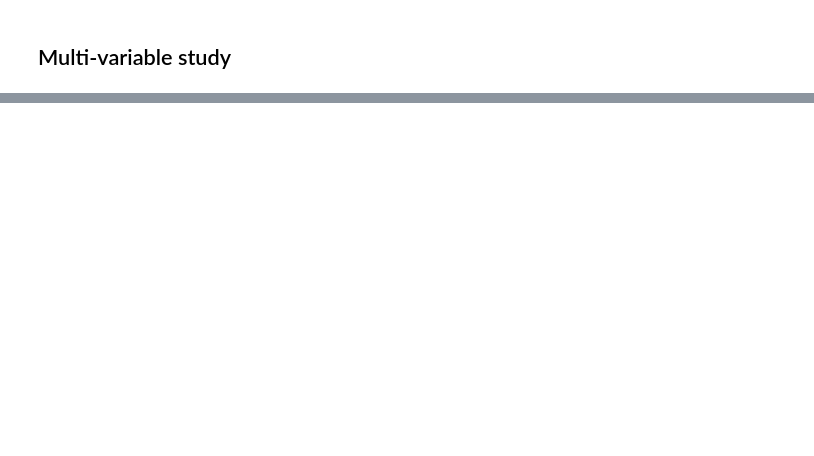
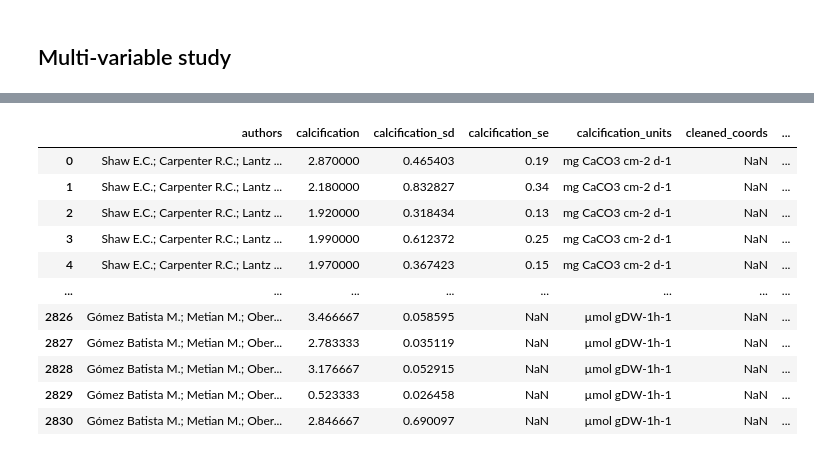
Before and after one commit to orlando-code/calc-rates, a Jupyter notebook: analysis.ipynb, the cells around one changed output, grey strips where cells are left out. Drawn from its saved outputs; the diff is of its cells as text; code cells hidden in the pictures; blank space fills up the shorter version.

```diff
--- a/analysis.ipynb
+++ b/analysis.ipynb
@@ -397,0 +80,80 @@ results_df.merge(climatology_df, left_index=True, right_index=True)
+# %%
+def group_irradiance(df, irr_col='irr', rtol=0.10):
+    """
+    Assigns an 'irr_group' to values that are within a relative tolerance.
+
+    Args:
+        df (pd.DataFrame): Input dataframe with an 'irr' column.
+        irr_col (str): Column name for irradiance values.
+        rtol (float): Relative tolerance (e.g., 0.10 for 10%).
+
+    Returns:
+        pd.DataFrame: Dataframe with new 'irr_group' column.
+    """
+    df = df.copy().sort_values(by=irr_col)  # copy to prevent modification of og, sort for efficiency
+    irr_groups = np.zeros(len(df))  # initialize array for group assignments
+    group_id = 0
+    prev_irr = None
+
+    for i, irr in enumerate(df[irr_col]):
+        if np.isnan(irr):   # handling grouping where irr is NaN
+            irr_groups[i] = np.nan
+        elif prev_irr is None or np.abs(irr - prev_irr) / prev_irr > rtol:   # if first value or outside tolerance
+            group_id += 1
+        irr_groups[i] = group_id
+        prev_irr = irr
+
+    df['irr_group'] = irr_groups
+    return df
+
+
+# test_doi = carb_df.doi.unique()[7]
+test_doi = "10.1111/jpy.13290"
+print(test_doi)
+test_df = carb_df[carb_df.doi == test_doi].copy()
+
+treatment_vars = ['t_in', 'phtot']
+# columns of interest
+cols = ['species_types', 'treatment_group', 'calcification'] + treatment_vars
+
+
+def assign_treatment_groups(df: pd.DataFrame, t_atol: float=0.1, pH_atol: float=0.1, irr_rtol: float=0.1) -> pd.DataFrame:
+    # 1 – group by irradiance
+    df = df.copy()
+
+    treatment_dfs = []
+    for study_doi, study_df in df.groupby('doi'):
+        study_df = group_irradiance(study_df, rtol=irr_rtol)
+
+        # 2 – process treatments within species and irradiance groups
+        for (irr_group, species), species_df in study_df.groupby(['irr_group', 'species_types']):
+            # handle NaN irradiance separately
+            irr_label = 'nan' if np.isnan(irr_group) else f"group_{int(irr_group)}"
+            # identify controls (min T, max pH) # TODO: optional replace with closest to climatology
+            control_T = species_df.loc[species_df['t_in'].idxmin(), 't_in'] if not species_df['t_in'].isna().all() else None
+            control_pH = species_df.loc[species_df['phtot'].idxmax(), 'phtot'] if not species_df['phtot'].isna().all() else None
+
+            def classify_treatment(row):
+                close_T = np.isclose(row['t_in'], control_T, atol=t_atol) if control_T is not None else False
+                close_pH = np.isclose(row['phtot'], control_pH, atol=pH_atol) if control_pH is not None else False
+
+                if close_T and close_pH:
+                    return 'cT' + 'cP'
+                elif close_T:
+                    return 'cT' + 'tP'
+                elif close_pH:
+                    return 'tT' + 'cP'
+                elif not (close_T or close_pH):
+                    return 'tT' + 'tP'
+                else:
+                    return 'uncertain'
+
+            species_df['treatment_group'] = species_df.apply(classify_treatment, axis=1)
+
+            treatment_dfs.append(species_df)
+
+    return pd.concat(treatment_dfs, ignore_index=True)
+
+carb_df_tgs = assign_treatment_groups(carb_df)
+carb_df_tgs
+# %% [output]
@@ -397,0 +165,12 @@ results_df.merge(climatology_df, left_index=True, right_index=True)
+|  | authors | calcification | calcification_sd | calcification_se | calcification_units | cleaned_coords | ... |
+| 0 | Shaw E.C.; Carpenter R.C.; Lantz ... | 2.870000 | 0.465403 | 0.19 | mg CaCO3 cm-2 d-1 | NaN | ... |
+| 1 | Shaw E.C.; Carpenter R.C.; Lantz ... | 2.180000 | 0.832827 | 0.34 | mg CaCO3 cm-2 d-1 | NaN | ... |
+| 2 | Shaw E.C.; Carpenter R.C.; Lantz ... | 1.920000 | 0.318434 | 0.13 | mg CaCO3 cm-2 d-1 | NaN | ... |
+| 3 | Shaw E.C.; Carpenter R.C.; Lantz ... | 1.990000 | 0.612372 | 0.25 | mg CaCO3 cm-2 d-1 | NaN | ... |
+| 4 | Shaw E.C.; Carpenter R.C.; Lantz ... | 1.970000 | 0.367423 | 0.15 | mg CaCO3 cm-2 d-1 | NaN | ... |
+| ... | ... | ... | ... | ... | ... | ... | ... |
+| 2826 | Gómez Batista M.; Metian M.; Ober... | 3.466667 | 0.058595 | NaN | µmol gDW-1h-1 | NaN | ... |
+| 2827 | Gómez Batista M.; Metian M.; Ober... | 2.783333 | 0.035119 | NaN | µmol gDW-1h-1 | NaN | ... |
+| 2828 | Gómez Batista M.; Metian M.; Ober... | 3.176667 | 0.052915 | NaN | µmol gDW-1h-1 | NaN | ... |
+| 2829 | Gómez Batista M.; Metian M.; Ober... | 0.523333 | 0.026458 | NaN | µmol gDW-1h-1 | NaN | ... |
+| 2830 | Gómez Batista M.; Metian M.; Ober... | 2.846667 | 0.690097 | NaN | µmol gDW-1h-1 | NaN | ... |
```
Also changed, not shown: parts of 32 cells of this notebook, 1 other file.
